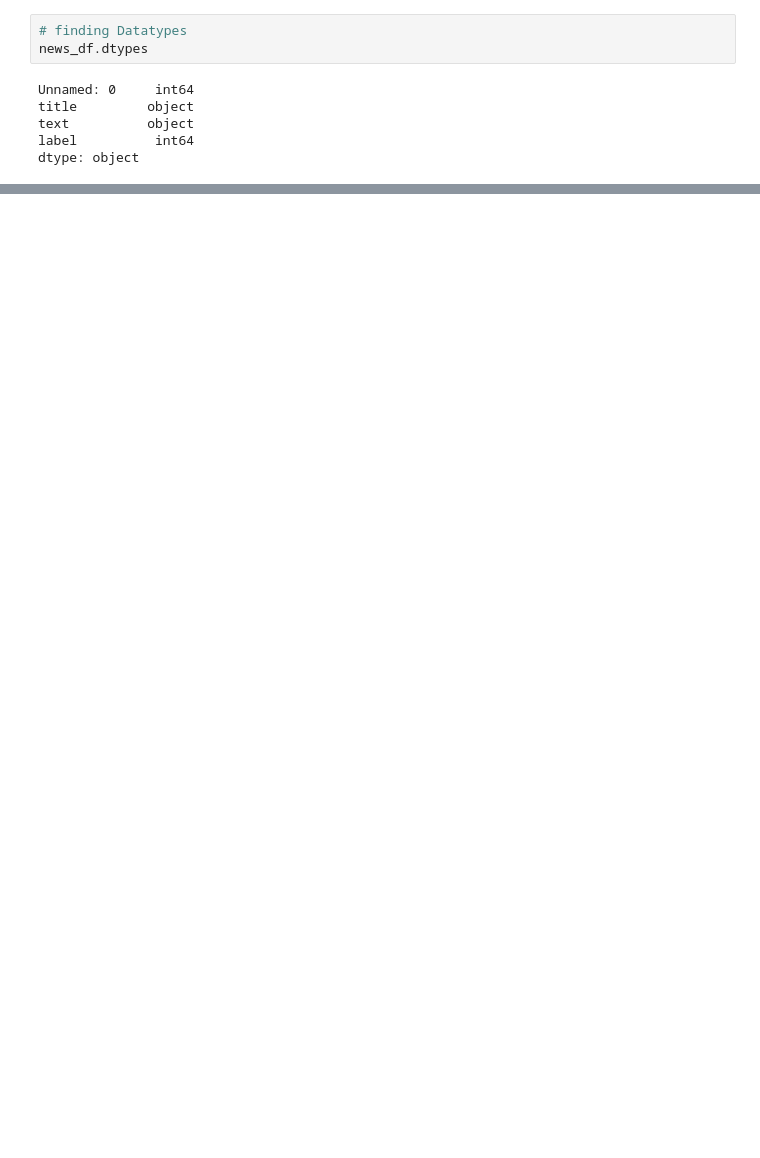
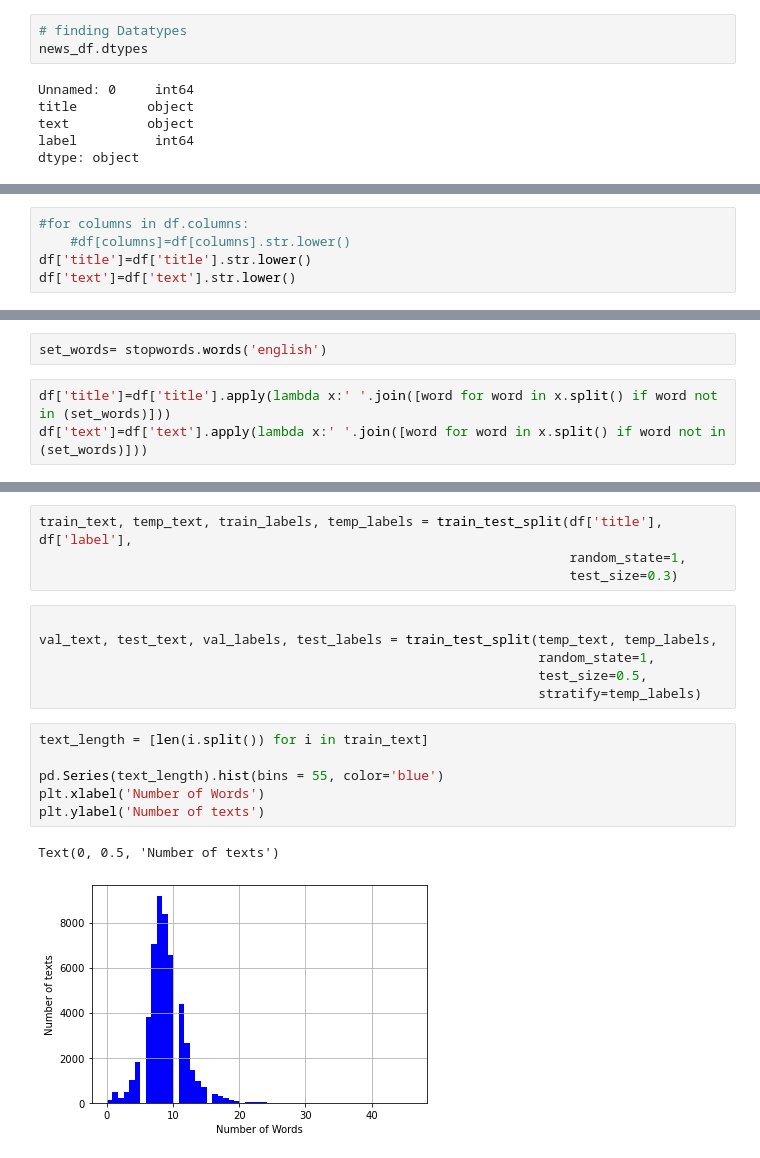
Before and after one commit to ssayhan/Fake_News, a Jupyter notebook: Fake_News_Cleaning.ipynb, the cells around one changed output, grey strips where cells are left out. Saved outputs shown, nothing was run; the diff lists cells and outputs as text; blank space fills up the shorter version.

```diff
--- a/Fake_News_Cleaning.ipynb
+++ b/Fake_News_Cleaning.ipynb
@@ -95,0 +146,5 @@ sns.countplot(x="label", data=news_df)
+# %%
+#for columns in df.columns:
+    #df[columns]=df[columns].str.lower()
+df['title']=df['title'].str.lower()
+df['text']=df['text'].str.lower()
@@ -95,0 +160,5 @@ sns.countplot(x="label", data=news_df)
+# %%
+set_words= stopwords.words('english')
+# %%
+df['title']=df['title'].apply(lambda x:' '.join([word for word in x.split() if word not in (set_words)]))
+df['text']=df['text'].apply(lambda x:' '.join([word for word in x.split() if word not in (set_words)]))
@@ -95,0 +249,19 @@ sns.countplot(x="label", data=news_df)
+# %%
+train_text, temp_text, train_labels, temp_labels = train_test_split(df['title'], df['label'],
+                                                                    random_state=1,
+                                                                    test_size=0.3)
+# %%
+
+val_text, test_text, val_labels, test_labels = train_test_split(temp_text, temp_labels,
+                                                                random_state=1,
+                                                                test_size=0.5,
+                                                                stratify=temp_labels)
+# %%
+text_length = [len(i.split()) for i in train_text]
+
+pd.Series(text_length).hist(bins = 55, color='blue')
+plt.xlabel('Number of Words')
+plt.ylabel('Number of texts')
+# %% [output]
+Text(0, 0.5, 'Number of texts')
+[figure, added]
```
Also changed, not shown: parts of 26 cells of this notebook.
